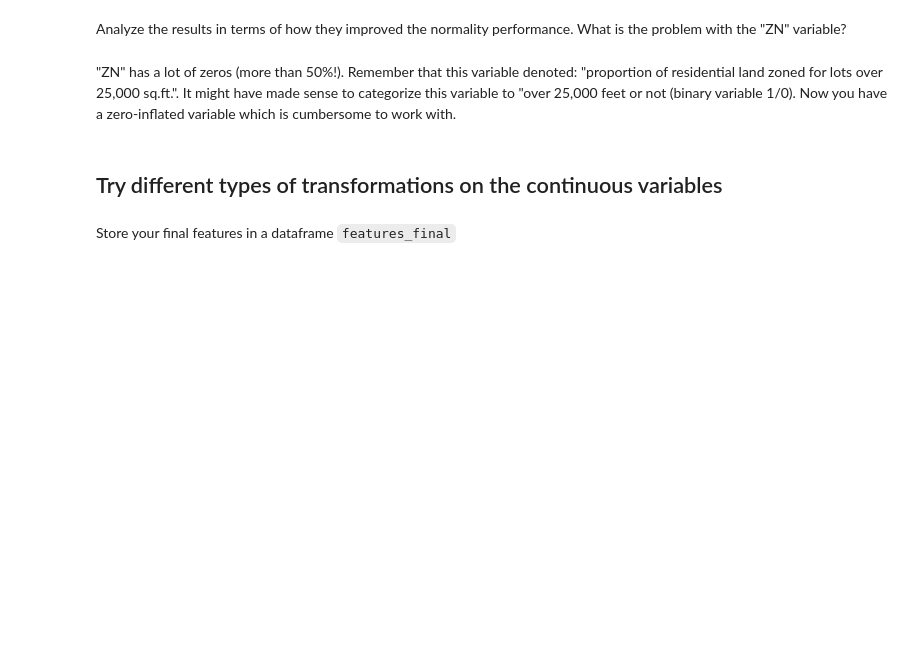
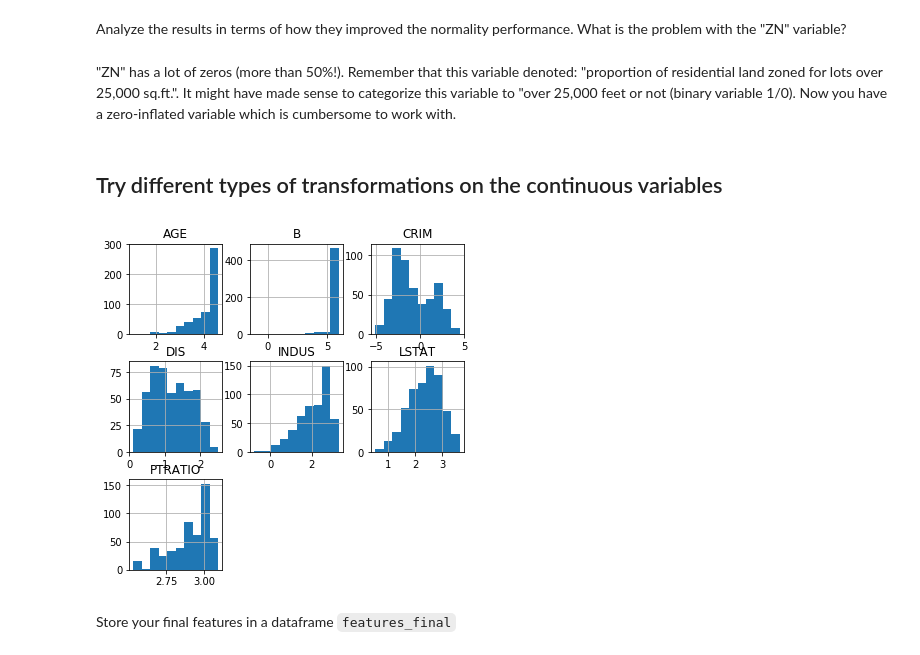
Before and after one commit to learn-co-curriculum/dsc-linear-transformations-lab, a Jupyter notebook: index.ipynb, the cells around one changed output. Cells and saved outputs as stored; diff of their text form; code cells hidden in the pictures; blank space fills up the shorter version.

Commit message:
ALERT: Cell Mismatch. Auto-create curriculum branch from solution + master

```diff
--- a/index.ipynb
+++ b/index.ipynb
@@ -34,7 +34,36 @@ rad_dummy = pd.get_dummies(bins_rad, prefix="RAD")
 boston_features = boston_features.drop(["RAD","TAX"], axis=1)
 boston_features = pd.concat([boston_features, rad_dummy, tax_dummy], axis=1)
 boston_features = boston_features.drop("NOX",axis=1)
+# %%
+# __SOLUTION__
+import pandas as pd
+from sklearn.datasets import load_boston
+boston = load_boston()
+
+boston_features = pd.DataFrame(boston.data, columns = boston.feature_names)
+
+# first, create bins for RAD based on the values observed. 5 values will result in 4 bins
+bins = [0, 3, 4 , 5, 24]
+bins_rad = pd.cut(boston_features['RAD'], bins)
+bins_rad = bins_rad.cat.as_unordered()
+
+# first, create bins for TAX based on the values observed. 6 values will result in 5 bins
+bins = [0, 250, 300, 360, 460, 712]
+bins_tax = pd.cut(boston_features['TAX'], bins)
+bins_tax = bins_tax.cat.as_unordered()
+
+tax_dummy = pd.get_dummies(bins_tax, prefix="TAX")
+rad_dummy = pd.get_dummies(bins_rad, prefix="RAD")
+boston_features = boston_features.drop(["RAD","TAX"], axis=1)
+boston_features = pd.concat([boston_features, rad_dummy, tax_dummy], axis=1)
+boston_features = boston_features.drop("NOX",axis=1)
 # %% [markdown]
 ## Look at the histograms for the continuous variables
+# %%
+# __SOLUTION__
+df= boston_features
+boston_cont = df[df.columns.drop(list(df.filter(regex='TAX')))]
+boston_cont = boston_cont[boston_cont.columns.drop(list(boston_cont.filter(regex='RAD')))]
+boston_cont= boston_cont.drop(['CHAS'], axis=1)
 # %% [markdown]
 ## Perform log transformations for the variables where it makes sense
@@ -44,5 +86,19 @@ Analyze the results in terms of how they improved the normality performance. Wha
 "ZN" has a lot of zeros (more than 50%!). Remember that this variable denoted: "proportion of residential land zoned for lots over 25,000 sq.ft.". It might have made sense to categorize this variable to "over 25,000 feet or not (binary variable 1/0). Now you have a zero-inflated variable which is cumbersome to work with.
 # %% [markdown]
 ## Try different types of transformations on the continuous variables
+# %%
+# __SOLUTION__
+import numpy as np
+data_log= pd.DataFrame([])
+data_log["AGE"] = np.log(boston_cont["AGE"])
+data_log["B"] = np.log(boston_cont["B"])
+data_log["CRIM"] = np.log(boston_cont["CRIM"])
+data_log["DIS"] = np.log(boston_cont["DIS"])
+data_log["INDUS"] = np.log(boston_cont["INDUS"])
+data_log["LSTAT"] = np.log(boston_cont["LSTAT"])
+data_log["PTRATIO"] = np.log(boston_cont["PTRATIO"])
+data_log.hist(figsize  = [6, 6]);
+# %% [output]
+[figure, added]
 # %% [markdown]
 Store your final features in a dataframe `features_final`
```
Also changed, not shown: parts of 4 cells of this notebook, 3 other files.
